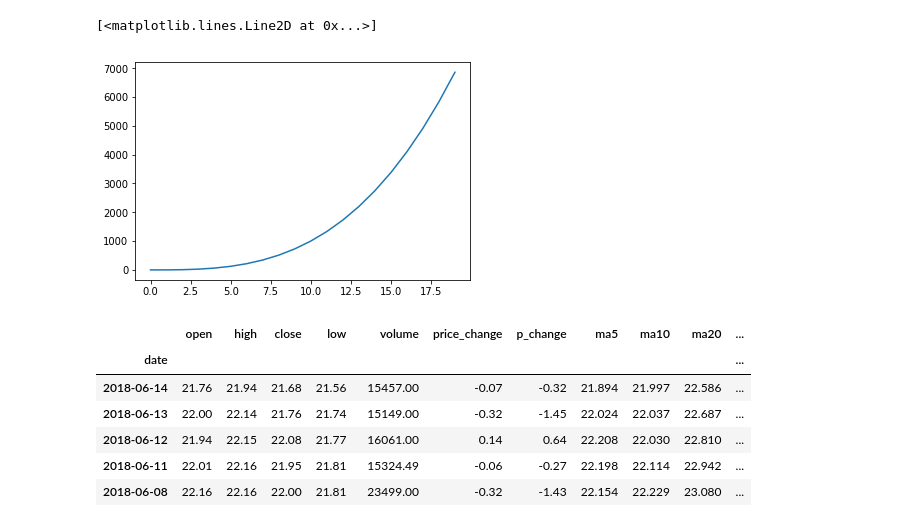
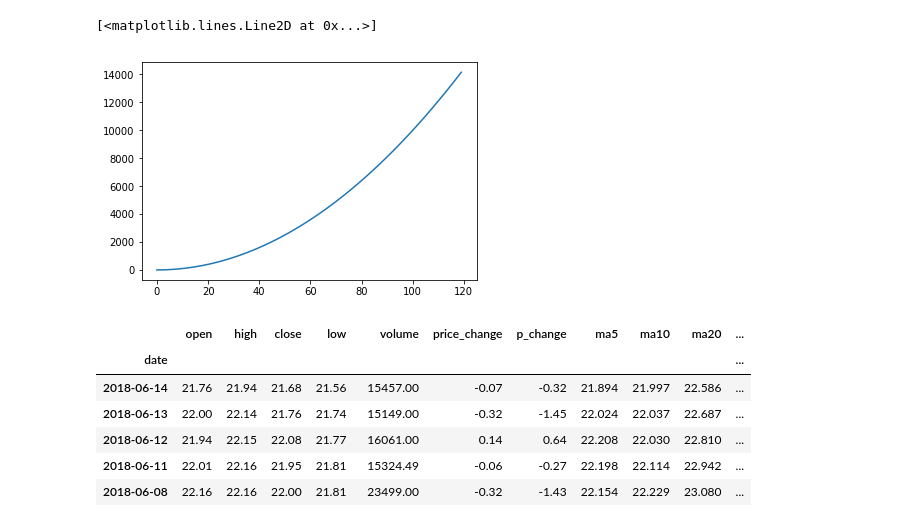
Before and after one commit to ottokangjian/LearnPython, a Jupyter notebook: test.ipynb, the cells around one changed output. Saved outputs shown, nothing was run; the diff lists cells and outputs as text; code cells hidden in the pictures.

```diff
--- a/test.ipynb
+++ b/test.ipynb
@@ -1,14 +1,15 @@
 # %%
 import matplotlib.pyplot as plt
 import numpy as np
+import math
 
-x = np.arange(20)
-y = x**3
+x = np.arange(120)
+y = x ** 2
 
 plt.plot(x, y)
 # %% [output]
 [<matplotlib.lines.Line2D at 0x...>]
-[figure, old version]
+[figure, new version]
 # %%
 import tushare as ts
 
```
